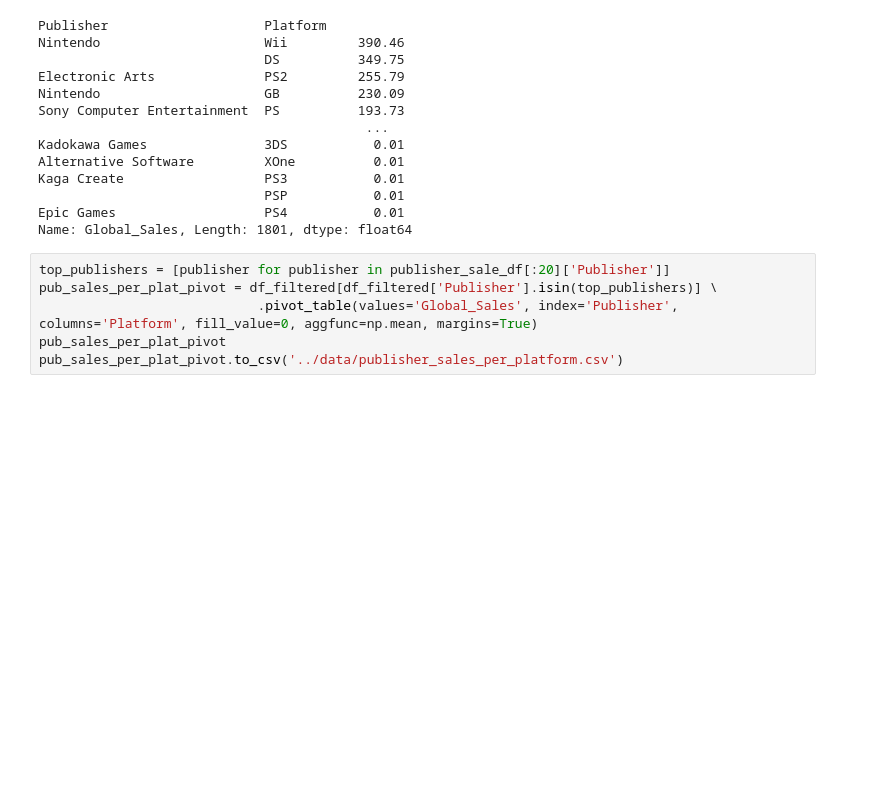
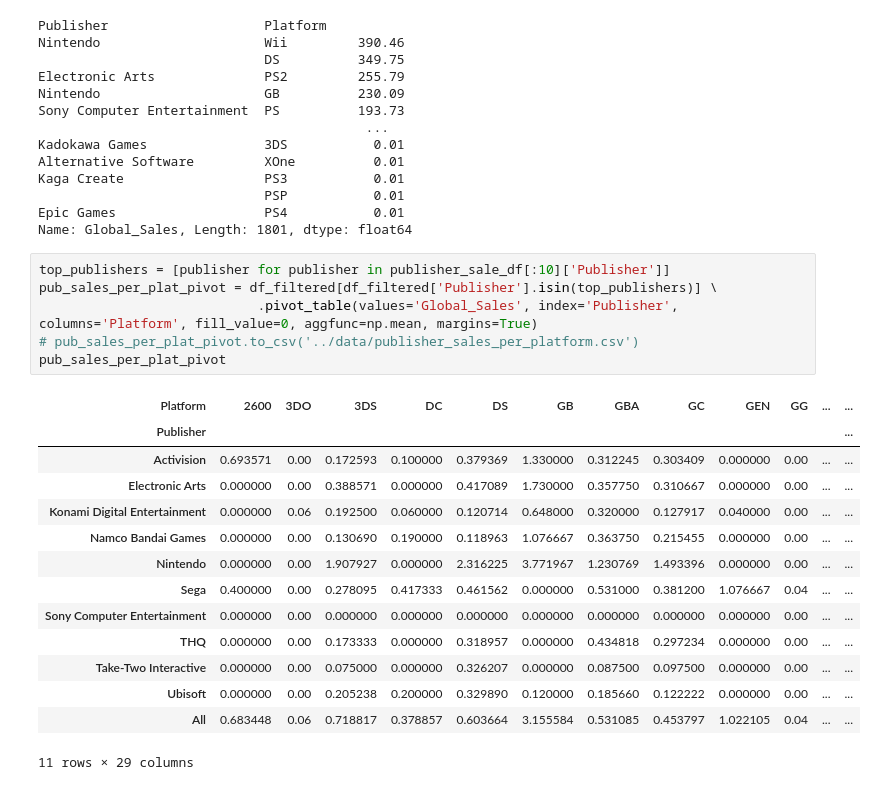
Before and after one commit to LuisMav23/Videogame-Sales-EDA, a Jupyter notebook: notebooks/video-game-sales.ipynb, the cells around one changed output. Drawn from its saved outputs; the diff is of its cells as text; blank space fills up the shorter version.

Commit message:
publisher

```diff
--- a/notebooks/video-game-sales.ipynb
+++ b/notebooks/video-game-sales.ipynb
@@ -154,8 +156,23 @@ Kaga Create                  PS3           0.01
 Epic Games                   PS4           0.01
 Name: Global_Sales, Length: 1801, dtype: float64
 # %%
-top_publishers = [publisher for publisher in publisher_sale_df[:20]['Publisher']]
+top_publishers = [publisher for publisher in publisher_sale_df[:10]['Publisher']]
 pub_sales_per_plat_pivot = df_filtered[df_filtered['Publisher'].isin(top_publishers)] \
                             .pivot_table(values='Global_Sales', index='Publisher', columns='Platform', fill_value=0, aggfunc=np.mean, margins=True)
+# pub_sales_per_plat_pivot.to_csv('../data/publisher_sales_per_platform.csv')
 pub_sales_per_plat_pivot
-pub_sales_per_plat_pivot.to_csv('../data/publisher_sales_per_platform.csv')
+# %% [output]
+| Platform | 2600 | 3DO | 3DS | DC | DS | GB | GBA | GC | GEN | GG | ... | ... |
+| Publisher |  |  |  |  |  |  |  |  |  |  |  | ... |
+| Activision | 0.693571 | 0.00 | 0.172593 | 0.100000 | 0.379369 | 1.330000 | 0.312245 | 0.303409 | 0.000000 | 0.00 | ... | ... |
+| Electronic Arts | 0.000000 | 0.00 | 0.388571 | 0.000000 | 0.417089 | 1.730000 | 0.357750 | 0.310667 | 0.000000 | 0.00 | ... | ... |
+| Konami Digital Entertainment | 0.000000 | 0.06 | 0.192500 | 0.060000 | 0.120714 | 0.648000 | 0.320000 | 0.127917 | 0.040000 | 0.00 | ... | ... |
+| Namco Bandai Games | 0.000000 | 0.00 | 0.130690 | 0.190000 | 0.118963 | 1.076667 | 0.363750 | 0.215455 | 0.000000 | 0.00 | ... | ... |
+| Nintendo | 0.000000 | 0.00 | 1.907927 | 0.000000 | 2.316225 | 3.771967 | 1.230769 | 1.493396 | 0.000000 | 0.00 | ... | ... |
+| Sega | 0.400000 | 0.00 | 0.278095 | 0.417333 | 0.461562 | 0.000000 | 0.531000 | 0.381200 | 1.076667 | 0.04 | ... | ... |
+| Sony Computer Entertainment | 0.000000 | 0.00 | 0.000000 | 0.000000 | 0.000000 | 0.000000 | 0.000000 | 0.000000 | 0.000000 | 0.00 | ... | ... |
+| THQ | 0.000000 | 0.00 | 0.173333 | 0.000000 | 0.318957 | 0.000000 | 0.434818 | 0.297234 | 0.000000 | 0.00 | ... | ... |
+| Take-Two Interactive | 0.000000 | 0.00 | 0.075000 | 0.000000 | 0.326207 | 0.000000 | 0.087500 | 0.097500 | 0.000000 | 0.00 | ... | ... |
+| Ubisoft | 0.000000 | 0.00 | 0.205238 | 0.200000 | 0.329890 | 0.120000 | 0.185660 | 0.122222 | 0.000000 | 0.00 | ... | ... |
+| All | 0.683448 | 0.06 | 0.718817 | 0.378857 | 0.603664 | 3.155584 | 0.531085 | 0.453797 | 1.022105 | 0.04 | ... | ... |
+11 rows × 29 columns
```
Also changed, not shown: parts of 2 cells of this notebook.
